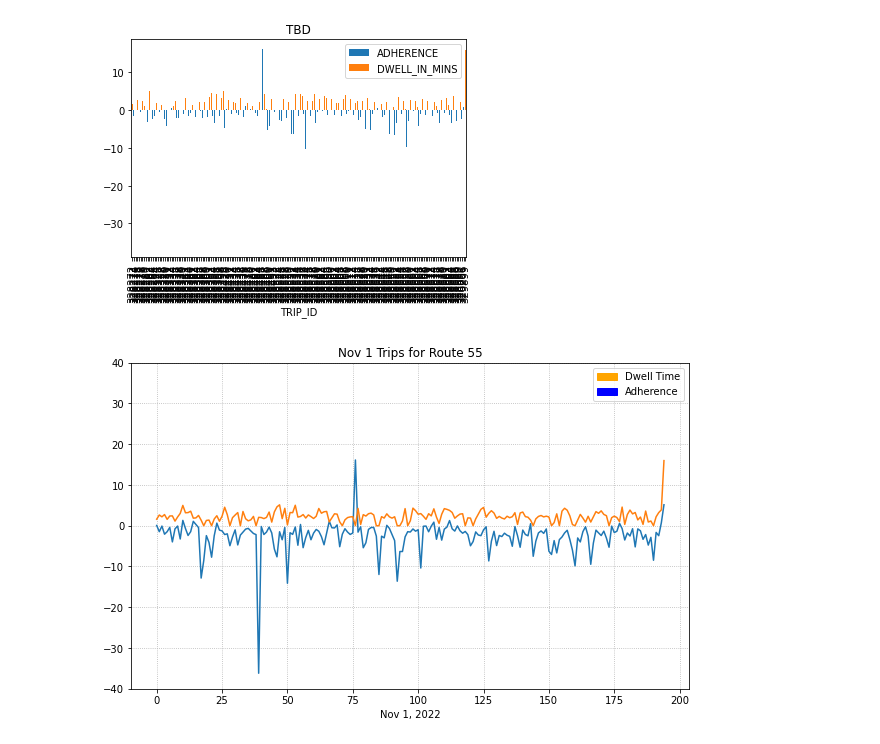
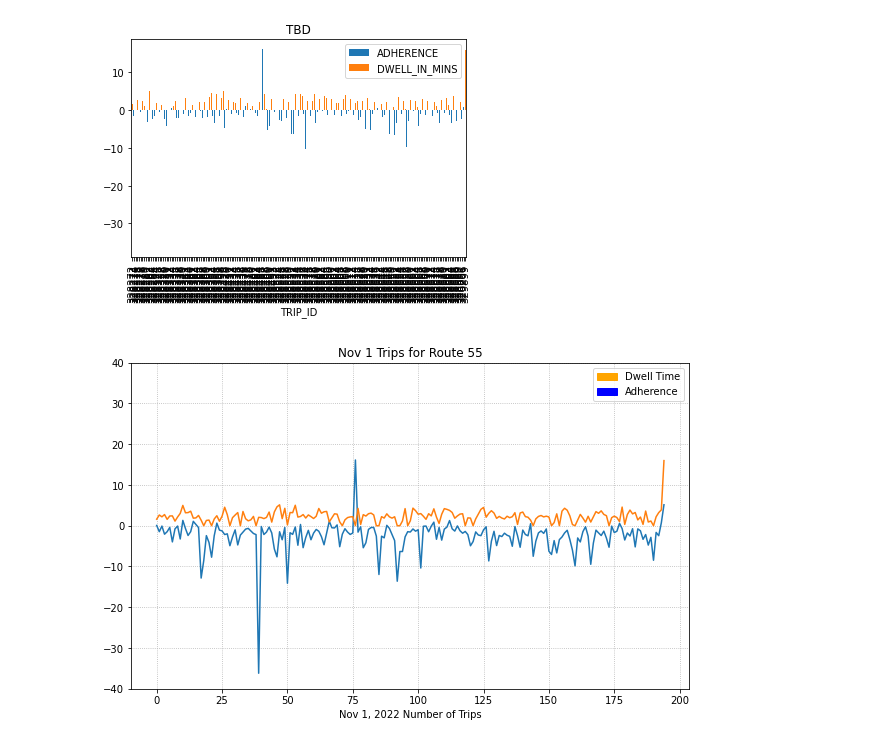
Before and after one commit to NSS-Data-Analytics-Cohort-7/wego-shut_up_and_take_my_query, a Jupyter notebook: notebook/Route55.ipynb, the cells around one changed output. Cells and saved outputs as stored; diff of their text form; code cells hidden in the pictures.

Commit message:
Graphs1

```diff
--- a/notebook/Route55.ipynb
+++ b/notebook/Route55.ipynb
@@ -118,16 +118,16 @@ headway_r55_nov1.plot(kind='bar', x='TRIP_ID', title='TBD');
 # %%
 rcParams['figure.figsize'] = 10,6
 plt.plot(headway_r55_nov1.ADHERENCE)
 plt.plot(headway_r55_nov1.DWELL_IN_MINS)
 plt.title("Nov 1 Trips for Route 55")
-plt.xlabel("Nov 1, 2022")
+plt.xlabel("Nov 1, 2022 Number of Trips")
 plt.ylim(-40,40)
 plt.grid(True, linestyle =':')
 
 orange_patch = mpatches.Patch(color='orange', label='Dwell Time')
 blue_patch =mpatches.Patch(color='blue', label= 'Adherence')
 plt.legend(handles=[orange_patch, blue_patch])
 
 plt.show()
 # %% [output]
-[figure, old version]
+[figure, new version]
```
Also changed, not shown: 1 other file.
